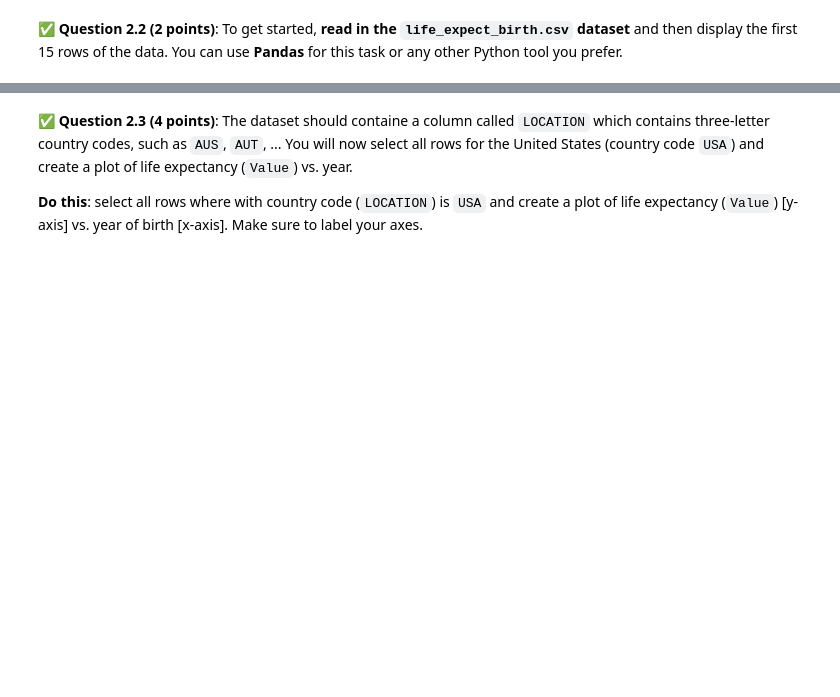
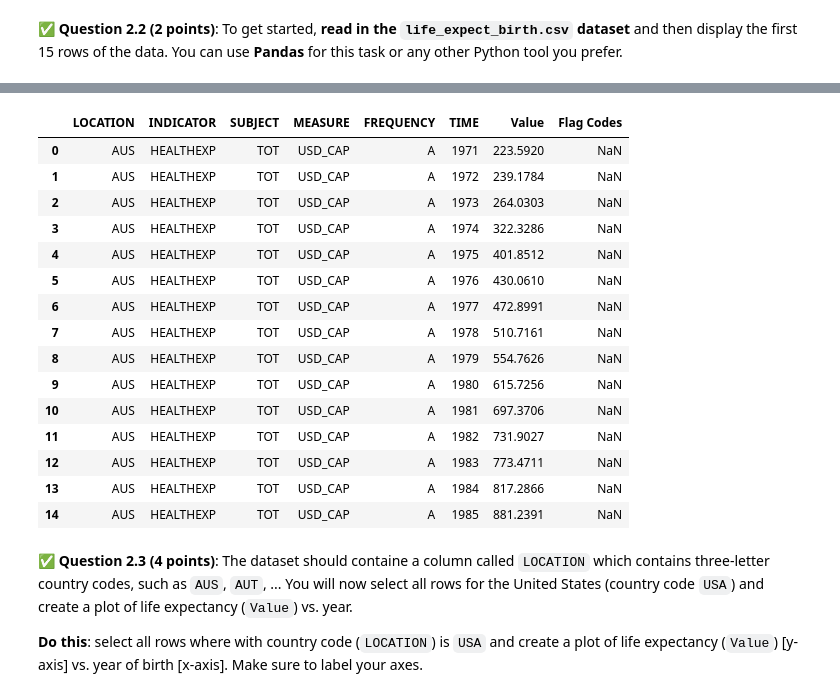
Before and after one commit to ilanberen/CMSE202-s26-turnin, a Jupyter notebook: midterm/CMSE202_PracticeMidterm.ipynb, the cells around one changed output, grey strips where cells are left out. Saved outputs shown, nothing was run; the diff lists cells and outputs as text; code cells hidden in the pictures; blank space fills up the shorter version.

```diff
--- a/midterm/CMSE202_PracticeMidterm.ipynb
+++ b/midterm/CMSE202_PracticeMidterm.ipynb
@@ -95,3 +105,27 @@ You will need to download two files from this repository, `health_spending_per_c
+# %%
+### Put your code here
+!
+import pandas as pd
+life_expect=pd.read_csv('life_expect_birth.csv')
+health_spending=pd.read_csv('health_spending_per_cap.csv')
+life_expect.head(15)
+# %% [output]
+|  | LOCATION | INDICATOR | SUBJECT | MEASURE | FREQUENCY | TIME | Value | Flag Codes |
+| 0 | AUS | HEALTHEXP | TOT | USD_CAP | A | 1971 | 223.5920 | NaN |
+| 1 | AUS | HEALTHEXP | TOT | USD_CAP | A | 1972 | 239.1784 | NaN |
+| 2 | AUS | HEALTHEXP | TOT | USD_CAP | A | 1973 | 264.0303 | NaN |
+| 3 | AUS | HEALTHEXP | TOT | USD_CAP | A | 1974 | 322.3286 | NaN |
+| 4 | AUS | HEALTHEXP | TOT | USD_CAP | A | 1975 | 401.8512 | NaN |
+| 5 | AUS | HEALTHEXP | TOT | USD_CAP | A | 1976 | 430.0610 | NaN |
+| 6 | AUS | HEALTHEXP | TOT | USD_CAP | A | 1977 | 472.8991 | NaN |
+| 7 | AUS | HEALTHEXP | TOT | USD_CAP | A | 1978 | 510.7161 | NaN |
+| 8 | AUS | HEALTHEXP | TOT | USD_CAP | A | 1979 | 554.7626 | NaN |
+| 9 | AUS | HEALTHEXP | TOT | USD_CAP | A | 1980 | 615.7256 | NaN |
+| 10 | AUS | HEALTHEXP | TOT | USD_CAP | A | 1981 | 697.3706 | NaN |
+| 11 | AUS | HEALTHEXP | TOT | USD_CAP | A | 1982 | 731.9027 | NaN |
+| 12 | AUS | HEALTHEXP | TOT | USD_CAP | A | 1983 | 773.4711 | NaN |
+| 13 | AUS | HEALTHEXP | TOT | USD_CAP | A | 1984 | 817.2866 | NaN |
+| 14 | AUS | HEALTHEXP | TOT | USD_CAP | A | 1985 | 881.2391 | NaN |
 # %% [markdown]
 &#9989; **Question 2.3 (4 points)**: The dataset should containe a column called `LOCATION` which contains three-letter country codes, such as `AUS`, `AUT`, ... You will now select all rows for the United States (country code `USA`) and create a plot of life expectancy (`Value`) vs. year.
 
```
Also changed, not shown: parts of 27 cells of this notebook.
